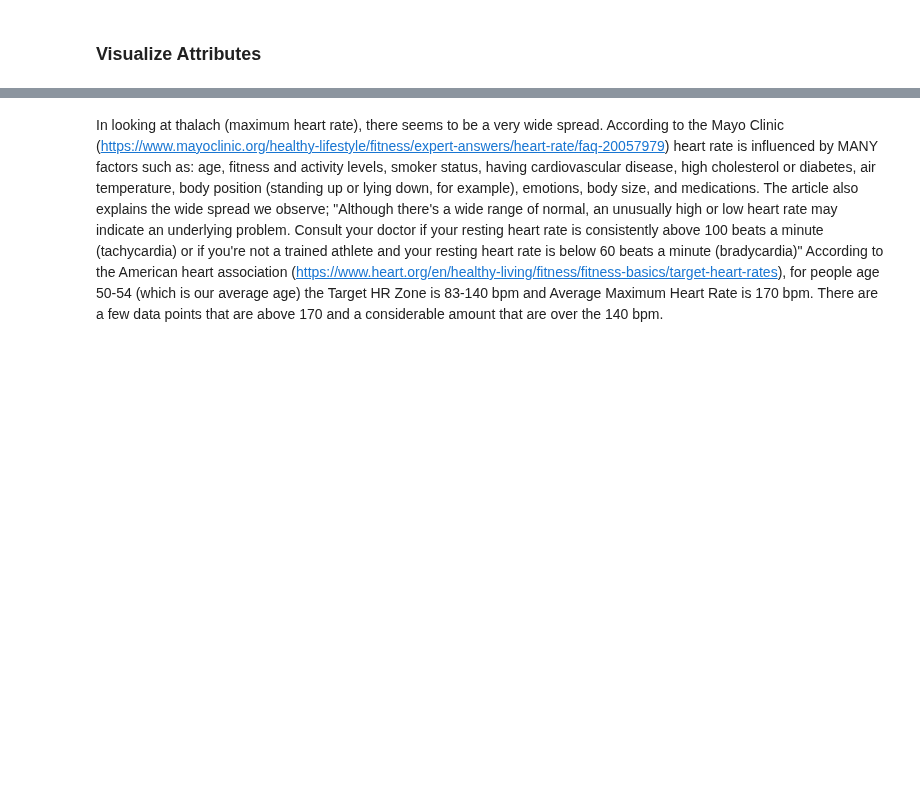
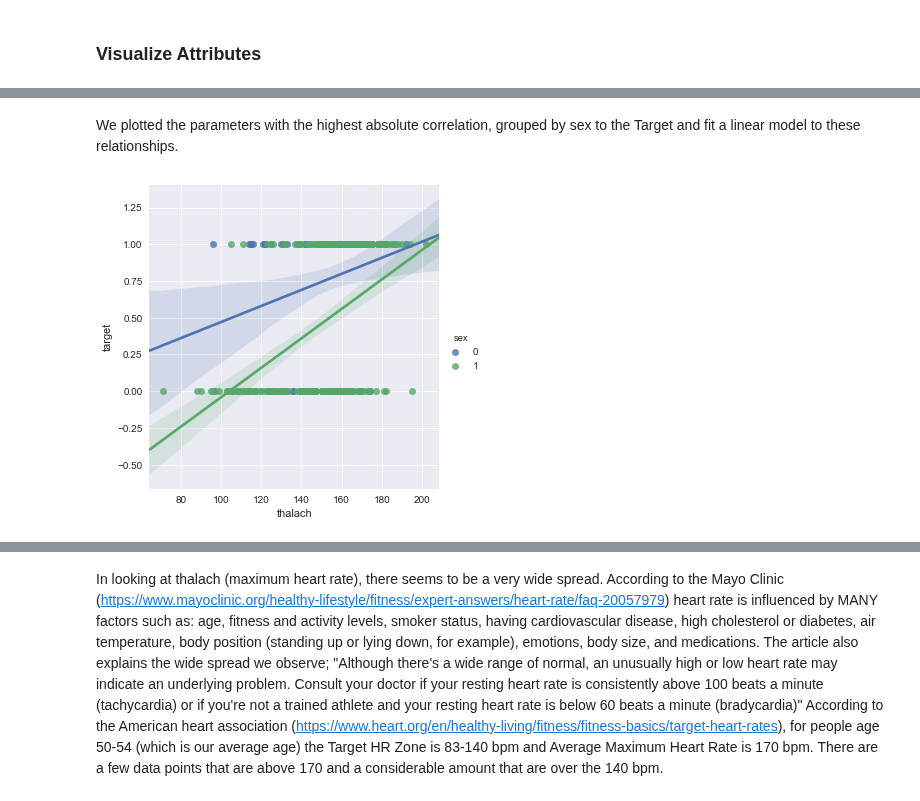
Before and after one commit to realdanielbyrne/Data_Mining_Labs, a Jupyter notebook: Lab1.ipynb, the cells around one changed output, grey strips where cells are left out. Drawn from its saved outputs; the diff is of its cells as text; code cells hidden in the pictures; blank space fills up the shorter version.

Commit message:
new plots in visualize attributes section

```diff
--- a/Lab1.ipynb
+++ b/Lab1.ipynb
@@ -11,12 +11,14 @@ from IPython.display import HTML
 # plotting
 import matplotlib.pyplot as plt
 import seaborn as sns
-sns.set(style="ticks", color_codes=True)
+sns.set(color_codes=True)
+
 
 from sklearn.model_selection import train_test_split
 from sklearn.linear_model import LogisticRegression
 from sklearn.metrics import classification_report
 from sklearn.metrics import confusion_matrix
+import statsmodels.api as sm
 
 from IPython.core.interactiveshell import InteractiveShell
 InteractiveShell.ast_node_interactivity = "all"
@@ -344,0 +310,6 @@ plotdist(df)
+# %% [markdown]
+We plotted the parameters with the highest absolute correlation, grouped by sex to the Target and fit a linear model to these relationships.
+# %%
+sns.lmplot(x="thalach", y="target",hue="sex", data=df);
+# %% [output]
+[figure, added]
```
Also changed, not shown: parts of 10 cells of this notebook.
